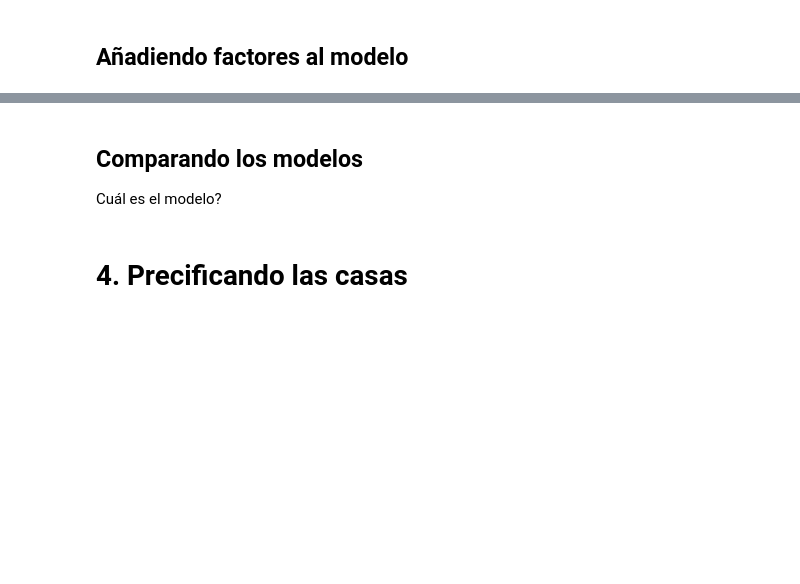
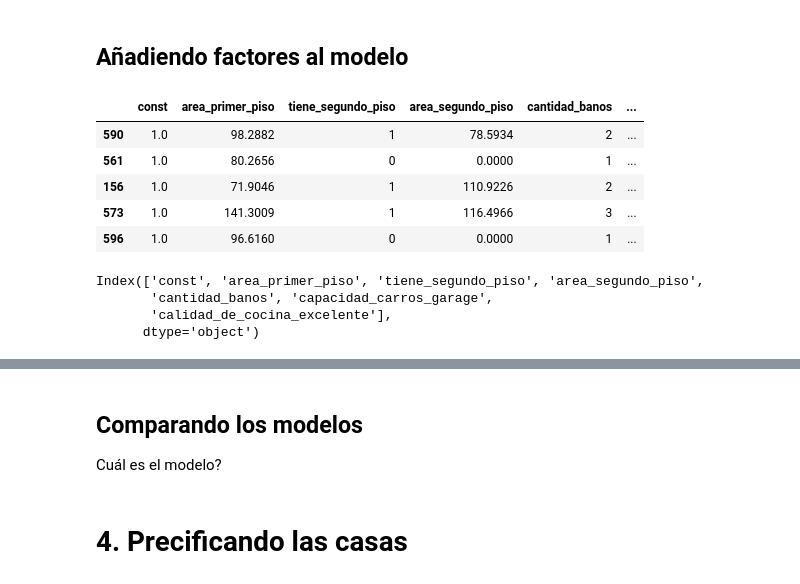
Before and after one commit to leriverah/2145-data-science-probando-relaciones-con-regresion-lineal, a Jupyter notebook: precios_de_inmuebles_regresion_lineal.ipynb, the cells around one changed output, grey strips where cells are left out. Cells and saved outputs as stored; diff of their text form; code cells hidden in the pictures; blank space fills up the shorter version.

```diff
--- a/precios_de_inmuebles_regresion_lineal.ipynb
+++ b/precios_de_inmuebles_regresion_lineal.ipynb
@@ -277,4 +296,20 @@ Esto indica que aún existe una cantidad significativa de variación que no est
 # %%
 # Añadiendo una constante
+x_train = sm.add_constant(x_train)
+x_train.head()
+# %% [output]
+|  | const | area_primer_piso | tiene_segundo_piso | area_segundo_piso | cantidad_banos | ... |
+| 590 | 1.0 | 98.2882 | 1 | 78.5934 | 2 | ... |
+| 561 | 1.0 | 80.2656 | 0 | 0.0000 | 1 | ... |
+| 156 | 1.0 | 71.9046 | 1 | 110.9226 | 2 | ... |
+| 573 | 1.0 | 141.3009 | 1 | 116.4966 | 3 | ... |
+| 596 | 1.0 | 96.6160 | 0 | 0.0000 | 1 | ... |
+# %%
+x_train.columns
+# %% [output]
+Index(['const', 'area_primer_piso', 'tiene_segundo_piso', 'area_segundo_piso',
+       'cantidad_banos', 'capacidad_carros_garage',
+       'calidad_de_cocina_excelente'],
+      dtype='object')
 # %%
 # Creando el modelo de regresión (con todas las variables): saturado
```
Also changed, not shown: parts of 13 cells of this notebook.
